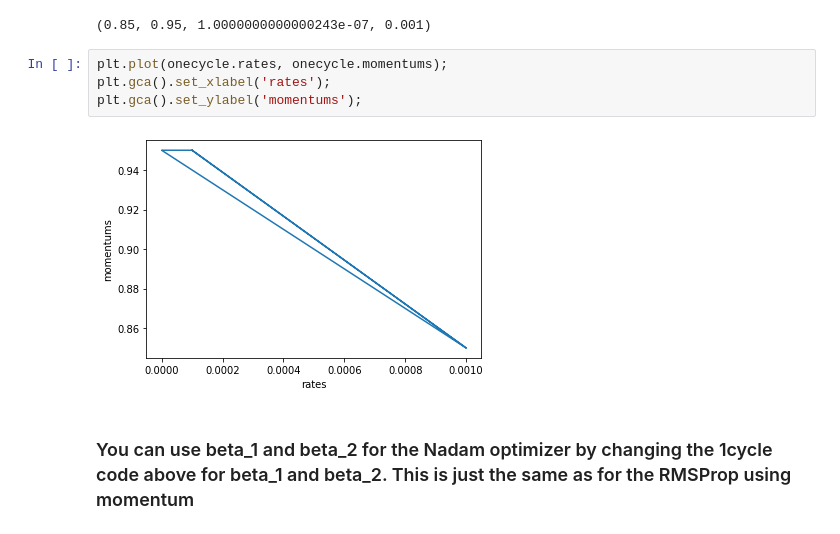
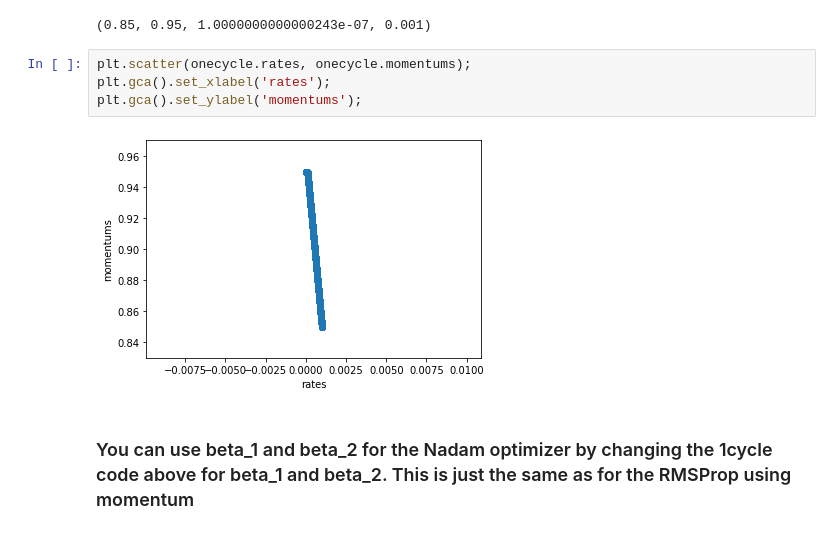
Before and after one commit to samirgadkari/ds, a Jupyter notebook: CIFAR10.ipynb, the cells around one changed output. Cells and saved outputs as stored; diff of their text form.

```diff
--- a/CIFAR10.ipynb
+++ b/CIFAR10.ipynb
@@ -986,11 +986,11 @@ min(onecycle.momentums), max(onecycle.momentums), min(onecycle.rates), max(onecy
 # %% [output]
 (0.85, 0.95, 1.0000000000000243e-07, 0.001)
 # %%
-plt.plot(onecycle.rates, onecycle.momentums);
+plt.scatter(onecycle.rates, onecycle.momentums);
 plt.gca().set_xlabel('rates');
 plt.gca().set_ylabel('momentums');
 # %% [output]
-[figure, old version]
+[figure, new version]
 # %% [markdown]
 ### You can use beta_1 and beta_2 for the Nadam optimizer by changing the 1cycle code above for beta_1 and beta_2. This is just the same as for the RMSProp using momentum
 # %%
```
